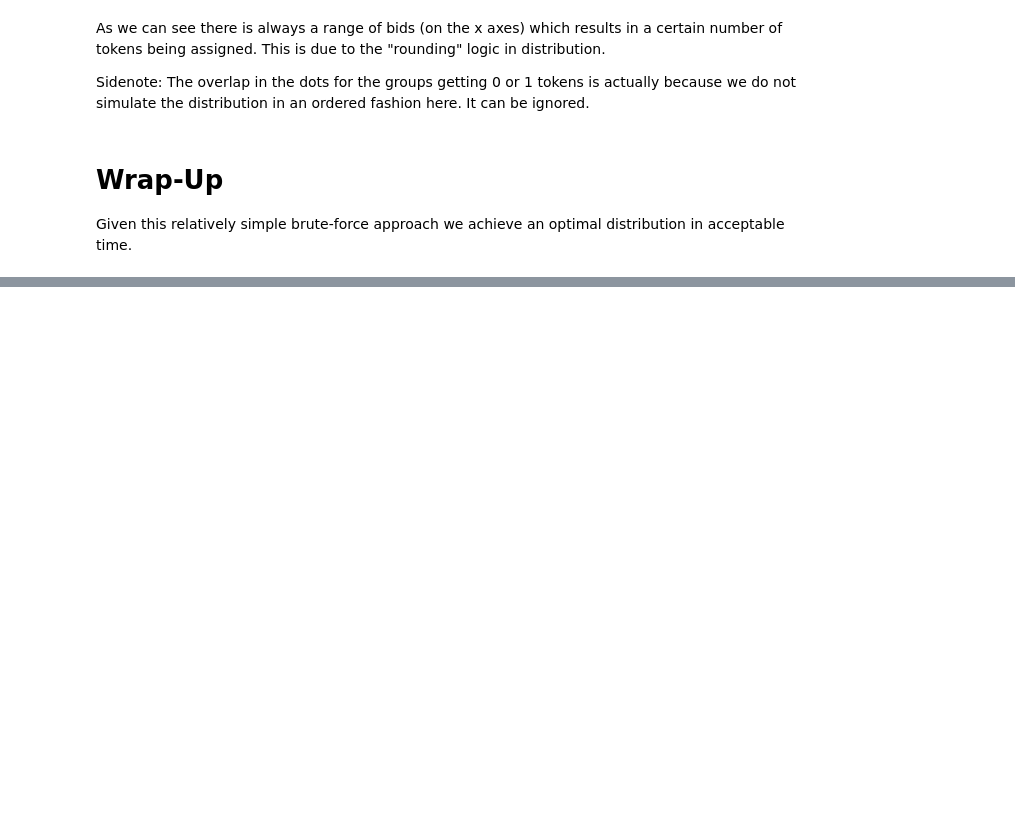
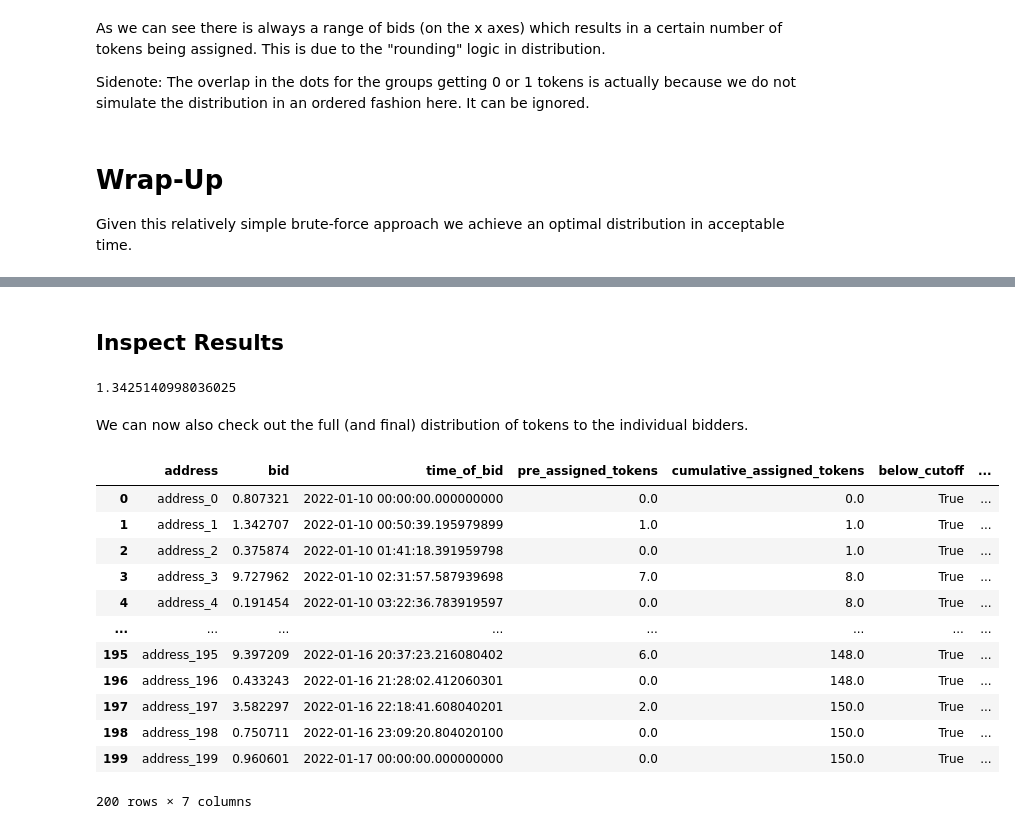
Before and after one commit to flowcarbon/flow3rs-docs, a Jupyter notebook: optimiser_walkthrough.ipynb, the cells around one changed output, grey strips where cells are left out. Saved outputs shown, nothing was run; the diff lists cells and outputs as text; code cells hidden in the pictures; blank space fills up the shorter version.

```diff
--- a/optimiser_walkthrough.ipynb
+++ b/optimiser_walkthrough.ipynb
@@ -173,0 +244,7 @@ Given this relatively simple brute-force approach we achieve an optimal distribu
+# %%
+# setting input parameters
+n_bidders = 200
+log_normal_mu = 0
+log_normal_sd = 1
+
+bids = np.random.lognormal(log_normal_mu, log_normal_sd, size=n_bidders)
@@ -173,0 +253,14 @@ Given this relatively simple brute-force approach we achieve an optimal distribu
+# %%
+import datetime as dt
+
+#Packing into a dictionary
+addresses = [f'address_{_}' for _ in np.arange(n_bidders)]
+
+times = pd.date_range(start=dt.datetime(2022, 1, 10), end=dt.datetime(2022, 1, 17), periods=n_bidders).values
+
+b_a = {addr:
+       {
+           "bid": bid,
+           "time_of_bid": time
+       }
+       for addr,bid, time in zip(addresses, bids, times)}
@@ -173,0 +269,6 @@ Given this relatively simple brute-force approach we achieve an optimal distribu
+# %%
+n_tokens = 150
+opt = OptimizerV2(n_tokens, b_a)
+# %%
+%%time
+clearing_price, distribution, df = opt.calculate_clearing_price(granularity=10000)
@@ -173,0 +278,24 @@ Given this relatively simple brute-force approach we achieve an optimal distribu
+# %% [markdown]
+## Inspect Results
+# %%
+clearing_price
+# %% [output]
+1.3425140998036025
+# %% [markdown]
+We can now also check out the full (and final) distribution of tokens to the individual bidders.
+# %%
+distribution
+# %% [output]
+|  | address | bid | time_of_bid | pre_assigned_tokens | cumulative_assigned_tokens | below_cutoff | ... |
+| 0 | address_0 | 0.807321 | 2022-01-10 00:00:00.000000000 | 0.0 | 0.0 | True | ... |
+| 1 | address_1 | 1.342707 | 2022-01-10 00:50:39.195979899 | 1.0 | 1.0 | True | ... |
+| 2 | address_2 | 0.375874 | 2022-01-10 01:41:18.391959798 | 0.0 | 1.0 | True | ... |
+| 3 | address_3 | 9.727962 | 2022-01-10 02:31:57.587939698 | 7.0 | 8.0 | True | ... |
+| 4 | address_4 | 0.191454 | 2022-01-10 03:22:36.783919597 | 0.0 | 8.0 | True | ... |
+| ... | ... | ... | ... | ... | ... | ... | ... |
+| 195 | address_195 | 9.397209 | 2022-01-16 20:37:23.216080402 | 6.0 | 148.0 | True | ... |
+| 196 | address_196 | 0.433243 | 2022-01-16 21:28:02.412060301 | 0.0 | 148.0 | True | ... |
+| 197 | address_197 | 3.582297 | 2022-01-16 22:18:41.608040201 | 2.0 | 150.0 | True | ... |
+| 198 | address_198 | 0.750711 | 2022-01-16 23:09:20.804020100 | 0.0 | 150.0 | True | ... |
+| 199 | address_199 | 0.960601 | 2022-01-17 00:00:00.000000000 | 0.0 | 150.0 | True | ... |
+200 rows × 7 columns
```
Also changed, not shown: parts of 6 cells of this notebook.
